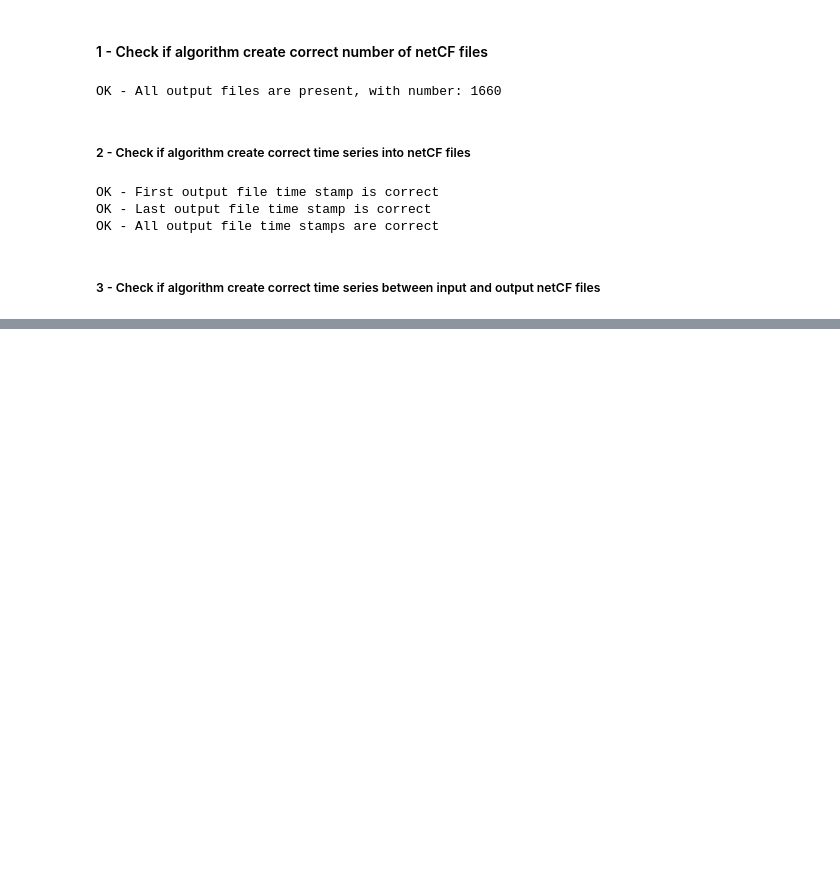
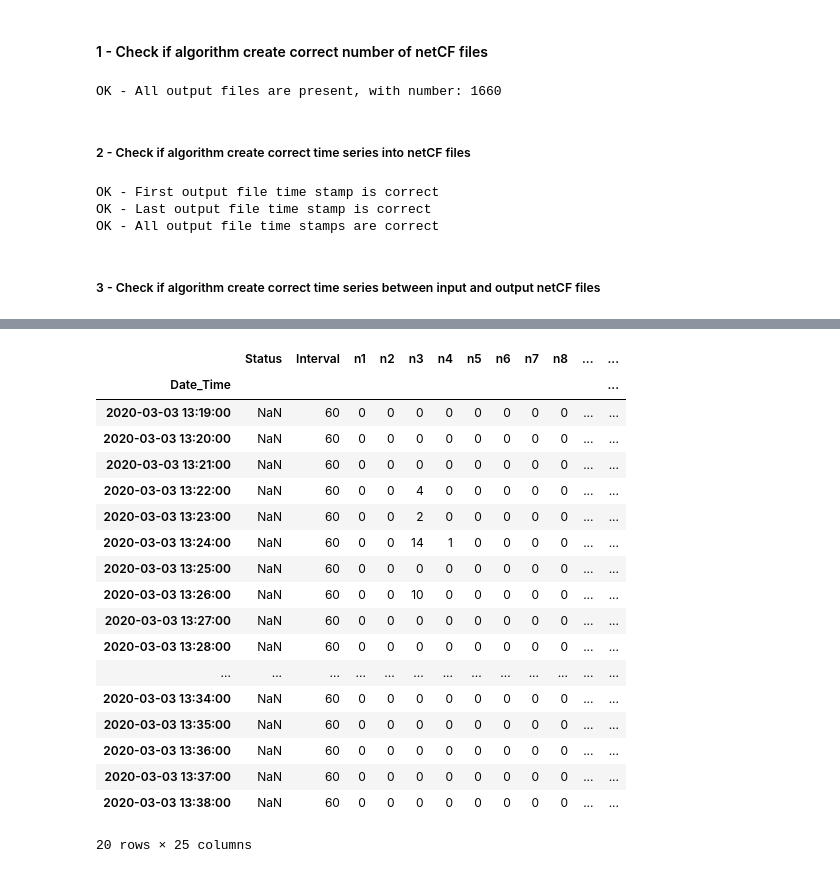
Before and after one commit to ardc-brazil/datamap-curadoria, a Jupyter notebook: JOSS/JOSS_VALIDATION.ipynb, the cells around one changed output, grey strips where cells are left out. Cells and saved outputs as stored; diff of their text form; code cells hidden in the pictures; blank space fills up the shorter version.

```diff
--- a/JOSS/JOSS_VALIDATION.ipynb
+++ b/JOSS/JOSS_VALIDATION.ipynb
@@ -162 +179,23 @@ valid_df
 39824 rows × 12 columns
+# %%
+input_df.head(20)
+# %% [output]
+|  | Status | Interval | n1 | n2 | n3 | n4 | n5 | n6 | n7 | n8 | ... | ... |
+| Date_Time |  |  |  |  |  |  |  |  |  |  |  | ... |
+| 2020-03-03 13:19:00 | NaN | 60 | 0 | 0 | 0 | 0 | 0 | 0 | 0 | 0 | ... | ... |
+| 2020-03-03 13:20:00 | NaN | 60 | 0 | 0 | 0 | 0 | 0 | 0 | 0 | 0 | ... | ... |
+| 2020-03-03 13:21:00 | NaN | 60 | 0 | 0 | 0 | 0 | 0 | 0 | 0 | 0 | ... | ... |
+| 2020-03-03 13:22:00 | NaN | 60 | 0 | 0 | 4 | 0 | 0 | 0 | 0 | 0 | ... | ... |
+| 2020-03-03 13:23:00 | NaN | 60 | 0 | 0 | 2 | 0 | 0 | 0 | 0 | 0 | ... | ... |
+| 2020-03-03 13:24:00 | NaN | 60 | 0 | 0 | 14 | 1 | 0 | 0 | 0 | 0 | ... | ... |
+| 2020-03-03 13:25:00 | NaN | 60 | 0 | 0 | 0 | 0 | 0 | 0 | 0 | 0 | ... | ... |
+| 2020-03-03 13:26:00 | NaN | 60 | 0 | 0 | 10 | 0 | 0 | 0 | 0 | 0 | ... | ... |
+| 2020-03-03 13:27:00 | NaN | 60 | 0 | 0 | 0 | 0 | 0 | 0 | 0 | 0 | ... | ... |
+| 2020-03-03 13:28:00 | NaN | 60 | 0 | 0 | 0 | 0 | 0 | 0 | 0 | 0 | ... | ... |
+| ... | ... | ... | ... | ... | ... | ... | ... | ... | ... | ... | ... | ... |
+| 2020-03-03 13:34:00 | NaN | 60 | 0 | 0 | 0 | 0 | 0 | 0 | 0 | 0 | ... | ... |
+| 2020-03-03 13:35:00 | NaN | 60 | 0 | 0 | 0 | 0 | 0 | 0 | 0 | 0 | ... | ... |
+| 2020-03-03 13:36:00 | NaN | 60 | 0 | 0 | 0 | 0 | 0 | 0 | 0 | 0 | ... | ... |
+| 2020-03-03 13:37:00 | NaN | 60 | 0 | 0 | 0 | 0 | 0 | 0 | 0 | 0 | ... | ... |
+| 2020-03-03 13:38:00 | NaN | 60 | 0 | 0 | 0 | 0 | 0 | 0 | 0 | 0 | ... | ... |
+20 rows × 25 columns
```
Also changed, not shown: parts of 8 cells of this notebook.
